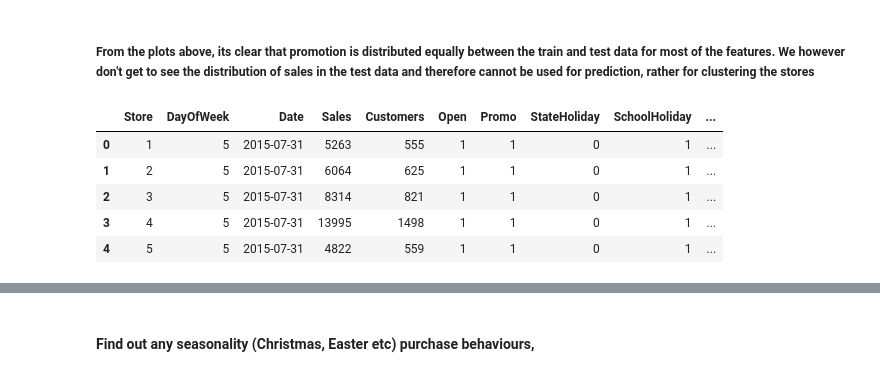
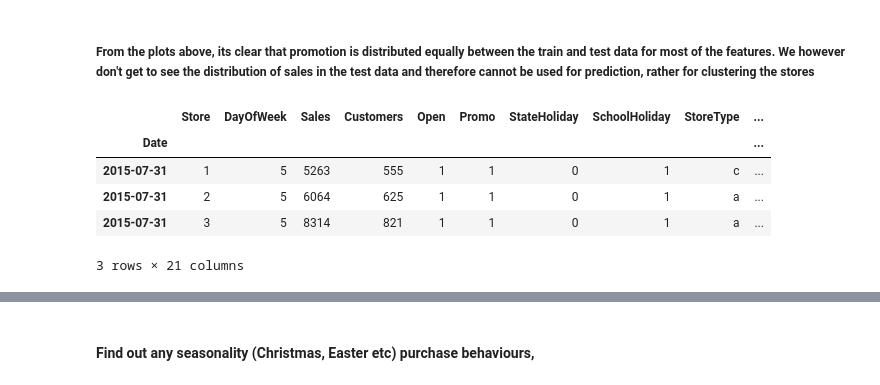
Before and after one commit to ProgrammingOperative/Pharmaceutical-Sales-Prediction, a Jupyter notebook: notebooks/Data Exploration.ipynb, the cells around one changed output, grey strips where cells are left out. Drawn from its saved outputs; the diff is of its cells as text; code cells hidden in the pictures.

```diff
--- a/notebooks/Data Exploration.ipynb
+++ b/notebooks/Data Exploration.ipynb
@@ -178,0 +185,3 @@ INFO:root:util.py - Year, Month, Day, WeekOfYear for Dataframe
+# %%
+train_store = train_store.set_index('Date', inplace=False)
+train_store.head(5)
@@ -226,11 +332,11 @@ array([[<AxesSubplot:title={'center':'Id'}>,
 ##### From the plots above, its clear that promotion is distributed equally between the train and test data for most of the features. We however don't get to see the distribution of sales in the test data and therefore cannot be used for prediction, rather for clustering the stores
 # %%
 open_store = train_store[train_store['Open']==1]
-open_store.head()
+open_store.head(3)
 # %% [output]
-|  | Store | DayOfWeek | Date | Sales | Customers | Open | Promo | StateHoliday | SchoolHoliday | ... |
-| 0 | 1 | 5 | 2015-07-31 | 5263 | 555 | 1 | 1 | 0 | 1 | ... |
-| 1 | 2 | 5 | 2015-07-31 | 6064 | 625 | 1 | 1 | 0 | 1 | ... |
-| 2 | 3 | 5 | 2015-07-31 | 8314 | 821 | 1 | 1 | 0 | 1 | ... |
-| 3 | 4 | 5 | 2015-07-31 | 13995 | 1498 | 1 | 1 | 0 | 1 | ... |
-| 4 | 5 | 5 | 2015-07-31 | 4822 | 559 | 1 | 1 | 0 | 1 | ... |
+|  | Store | DayOfWeek | Sales | Customers | Open | Promo | StateHoliday | SchoolHoliday | StoreType | ... |
+| Date |  |  |  |  |  |  |  |  |  | ... |
+| 2015-07-31 | 1 | 5 | 5263 | 555 | 1 | 1 | 0 | 1 | c | ... |
+| 2015-07-31 | 2 | 5 | 6064 | 625 | 1 | 1 | 0 | 1 | a | ... |
+| 2015-07-31 | 3 | 5 | 8314 | 821 | 1 | 1 | 0 | 1 | a | ... |
+3 rows × 21 columns
```
Also changed, not shown: parts of 23 cells of this notebook.
